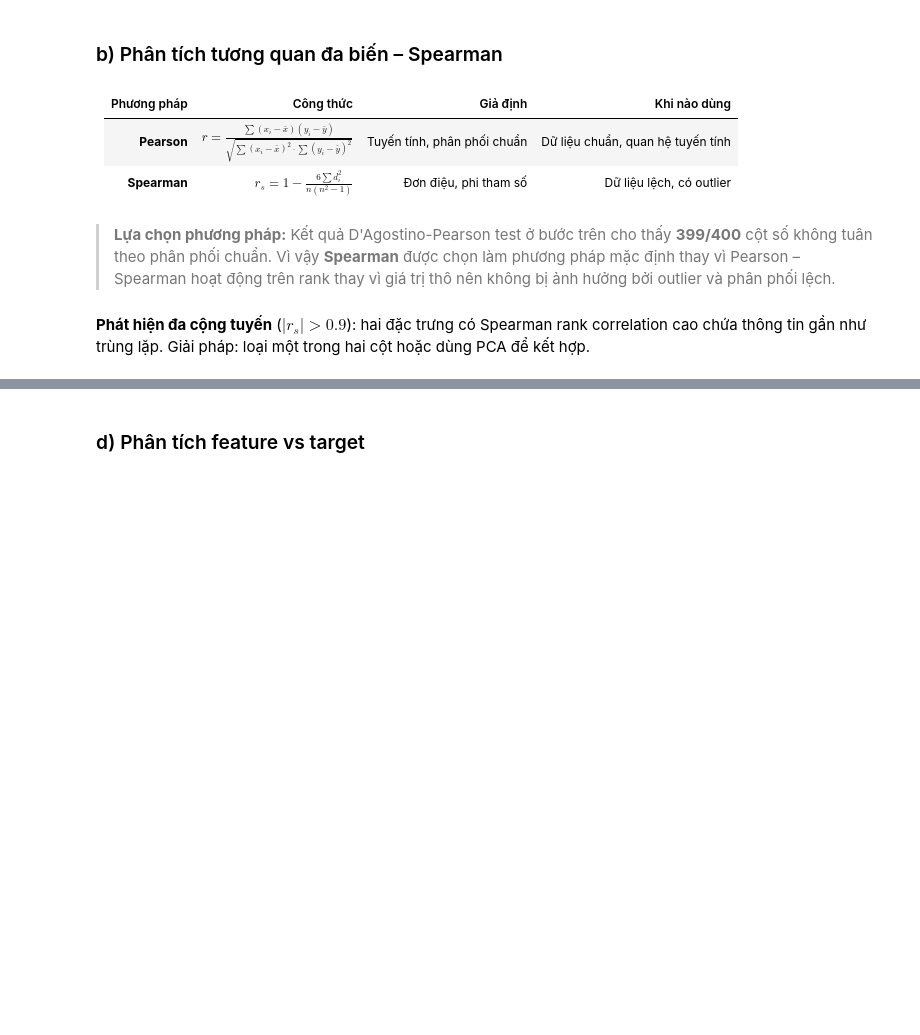
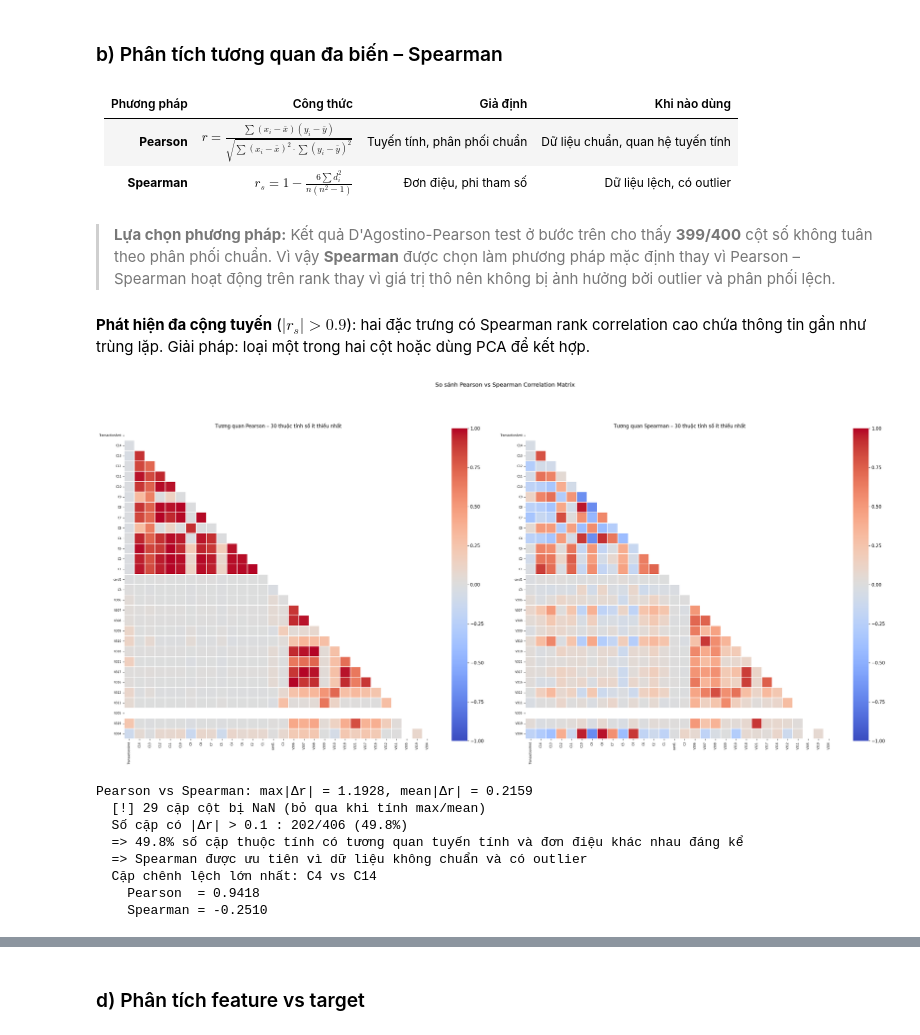
Before and after one commit to phamphuhoa-23/datapreprocessing, a Jupyter notebook: Source/notebooks/04_tabular_preprocessing.ipynb, the cells around one changed output, grey strips where cells are left out. Drawn from its saved outputs; the diff is of its cells as text; code cells hidden in the pictures; blank space fills up the shorter version.

```diff
--- a/Source/notebooks/04_tabular_preprocessing.ipynb
+++ b/Source/notebooks/04_tabular_preprocessing.ipynb
@@ -455,46 +531,79 @@ top_num_cols = miss_rate.sort_values().head(30).index.tolist()
 
 sample_corr = train[top_num_cols].sample(
     min(10_000, len(train)), random_state=SEED)
 
-# Dùng Spearman vì 399/400 cột không phân phối chuẩn (xem kết quả D'Agostino-Pearson)
-spearman_corr = sample_corr.corr(method='spearman')
-pearson_corr = sample_corr.corr(method='pearson')
+# Chỉ giữ cột có ít hơn 50% missing trong chính sample để tránh NaN correlation
+ok_cols = sample_corr.columns[sample_corr.isnull().mean() < 0.5].tolist()
+sample_corr = sample_corr[ok_cols]
+
+# min_periods=50: cặp cột nào có ít hơn 50 hàng chung thì trả NaN thay vì tính sai
+spearman_corr = sample_corr.corr(method='spearman', min_periods=50)
+pearson_corr  = sample_corr.corr(method='pearson',  min_periods=50)
 
 # Vẽ CẢ HAI Pearson và Spearman (đề yêu cầu §2.2.2b)
 fig, axes = plt.subplots(1, 2, figsize=(28, 14))
 mask = np.triu(np.ones_like(spearman_corr, dtype=bool))
 
 sns.heatmap(pearson_corr, mask=mask, cmap='coolwarm', center=0, vmin=-1, vmax=1,
             ax=axes[0], square=True, linewidths=0.3,
             cbar_kws={"shrink": 0.8}, xticklabels=True, yticklabels=True)
-axes[0].set_title(
-    'Tương quan Pearson – 30 thuộc tính số ít thiếu nhất', fontsize=12)
+axes[0].set_title('Tương quan Pearson - 30 thuộc tính số ít thiếu nhất', fontsize=12)
 axes[0].tick_params(axis='x', rotation=90, labelsize=7)
 axes[0].tick_params(axis='y', labelsize=7)
 
 sns.heatmap(spearman_corr, mask=mask, cmap='coolwarm', center=0, vmin=-1, vmax=1,
             ax=axes[1], square=True, linewidths=0.3,
             cbar_kws={"shrink": 0.8}, xticklabels=True, yticklabels=True)
-axes[1].set_title(
-    'Tương quan Spearman – 30 thuộc tính số ít thiếu nhất', fontsize=12)
+axes[1].set_title('Tương quan Spearman - 30 thuộc tính số ít thiếu nhất', fontsize=12)
 axes[1].tick_params(axis='x', rotation=90, labelsize=7)
 axes[1].tick_params(axis='y', labelsize=7)
 
 plt.suptitle('So sánh Pearson vs Spearman Correlation Matrix', fontsize=14)
 plt.tight_layout()
 plt.savefig(os.path.join(OUTPUT_DIR, 'fig_02_correlation_heatmap.png'),
             dpi=100, bbox_inches='tight')
 plt.show()
 
 # So sánh Pearson vs Spearman — phân tích động
 diff_corr = (pearson_corr - spearman_corr).abs()
-max_diff = diff_corr.values[np.tril_indices_from(diff_corr.values, k=-1)].max()
-mean_diff = diff_corr.values[np.tril_indices_from(
-    diff_corr.values, k=-1)].mean()
-print(
-    f"Pearson vs Spearman: max|Δr| = {max_diff:.4f}, mean|Δr| = {mean_diff:.4f}")
-if max_diff > 0.1:
-    print("  => Có ít nhất 1 cặp thuộc tính có tương quan tuyến tính và đơn điệu khác nhau đáng kể")
-    print("  => Spearman được ưu tiên vì dữ liệu không chuẩn và có outlier")
+tril_vals  = diff_corr.values[np.tril_indices_from(diff_corr.values, k=-1)]
+tril_clean = tril_vals[~np.isnan(tril_vals)]
+n_nan_pairs = np.isnan(tril_vals).sum()
+
+if len(tril_clean) == 0:
+    print("Không tính được Pearson vs Spearman: toàn bộ cặp cột đều cho NaN "
+          "(variance=0 hoặc quá ít giá trị chung)")
 else:
-    print("  => Pearson và Spearman nhất quán — phân phối gần tuyến tính")
+    max_diff  = tril_clean.max()
+    mean_diff = tril_clean.mean()
+    n_total_pairs = len(tril_clean)
+    n_large_diff  = (tril_clean > 0.1).sum()
+    pct_large     = n_large_diff / n_total_pairs * 100
+
+    print(f"Pearson vs Spearman: max|Δr| = {max_diff:.4f}, mean|Δr| = {mean_diff:.4f}")
+    if n_nan_pairs > 0:
+        print(f"  [!] {n_nan_pairs} cặp cột bị NaN (bỏ qua khi tính max/mean)")
+    print(f"  Số cặp có |Δr| > 0.1 : {n_large_diff}/{n_total_pairs} ({pct_large:.1f}%)")
+    if max_diff > 0.1:
+        print(f"  => {pct_large:.1f}% số cặp thuộc tính có tương quan tuyến tính và đơn điệu khác nhau đáng kể")
+        print("  => Spearman được ưu tiên vì dữ liệu không chuẩn và có outlier")
+    else:
+        print("  => Pearson và Spearman nhất quán — phân phối gần tuyến tính")
+
+    # In cặp có chênh lệch lớn nhất để minh chứng
+    diff_lower = diff_corr.where(np.tril(np.ones(diff_corr.shape, dtype=bool), k=-1))
+    max_idx = diff_lower.stack().idxmax()
+    col_a, col_b = max_idx
+    print(f"  Cặp chênh lệch lớn nhất: {col_a} vs {col_b}")
+    print(f"    Pearson  = {pearson_corr.loc[col_a, col_b]:.4f}")
+    print(f"    Spearman = {spearman_corr.loc[col_a, col_b]:.4f}")
+# %% [output]
+[figure, added]
+Pearson vs Spearman: max|Δr| = 1.1928, mean|Δr| = 0.2159
+  [!] 29 cặp cột bị NaN (bỏ qua khi tính max/mean)
+  Số cặp có |Δr| > 0.1 : 202/406 (49.8%)
+  => 49.8% số cặp thuộc tính có tương quan tuyến tính và đơn điệu khác nhau đáng kể
+  => Spearman được ưu tiên vì dữ liệu không chuẩn và có outlier
+  Cặp chênh lệch lớn nhất: C4 vs C14
+    Pearson  = 0.9418
+    Spearman = -0.2510
```
Also changed, not shown: parts of 114 cells of this notebook.
